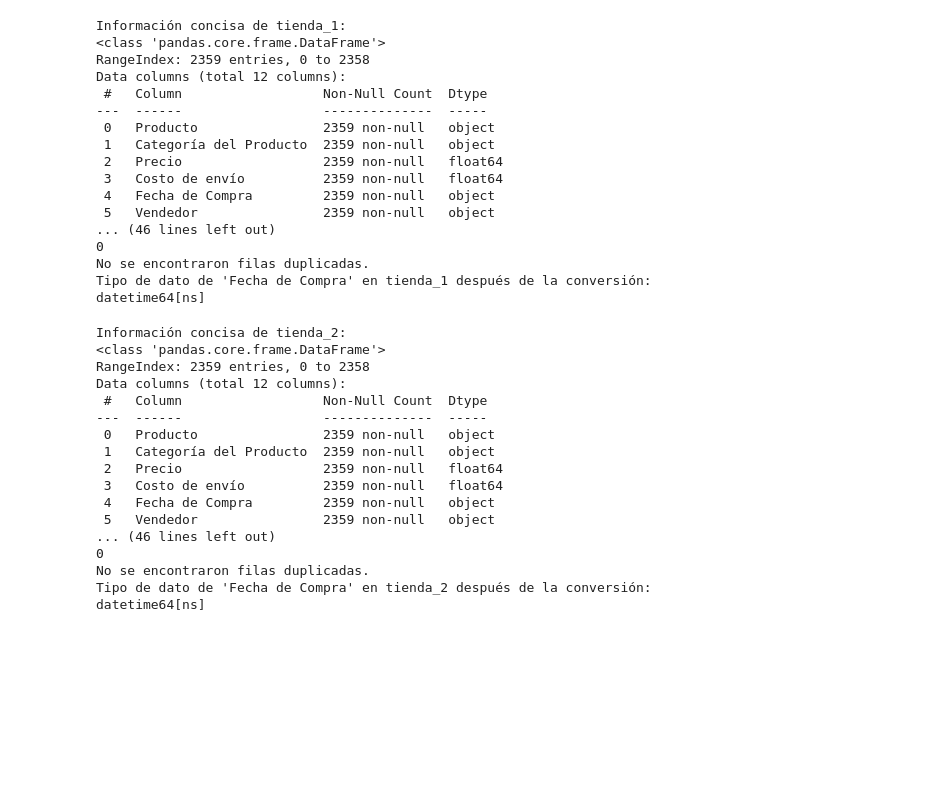
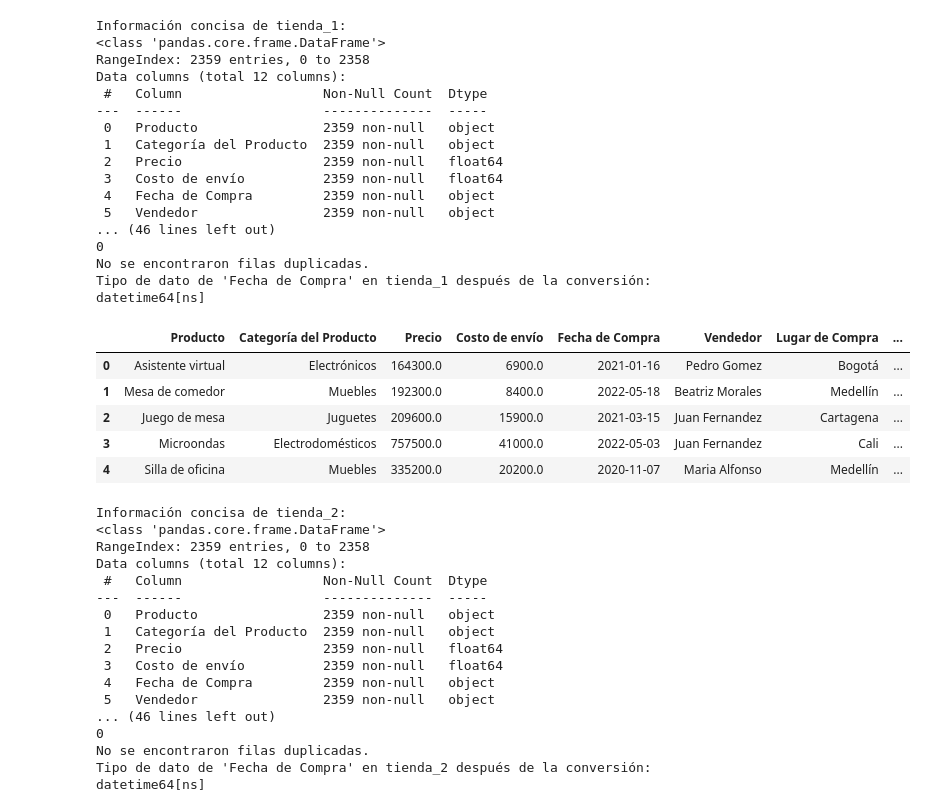
Before and after one commit to LenninTemoche/Challenge-Alura-Store-One-DS, a Jupyter notebook: AluraStoreLatam.ipynb, the cells around one changed output. Cells and saved outputs as stored; diff of their text form; code cells hidden in the pictures; blank space fills up the shorter version.

```diff
--- a/AluraStoreLatam.ipynb
+++ b/AluraStoreLatam.ipynb
@@ -66,6 +66,15 @@ Data columns (total 12 columns):
 No se encontraron filas duplicadas.
 Tipo de dato de 'Fecha de Compra' en tienda_1 después de la conversión:
 datetime64[ns]
+# %%
+tienda_1.head()
+# %% [output]
+|  | Producto | Categoría del Producto | Precio | Costo de envío | Fecha de Compra | Vendedor | Lugar de Compra | ... |
+| 0 | Asistente virtual | Electrónicos | 164300.0 | 6900.0 | 2021-01-16 | Pedro Gomez | Bogotá | ... |
+| 1 | Mesa de comedor | Muebles | 192300.0 | 8400.0 | 2022-05-18 | Beatriz Morales | Medellín | ... |
+| 2 | Juego de mesa | Juguetes | 209600.0 | 15900.0 | 2021-03-15 | Juan Fernandez | Cartagena | ... |
+| 3 | Microondas | Electrodomésticos | 757500.0 | 41000.0 | 2022-05-03 | Juan Fernandez | Cali | ... |
+| 4 | Silla de oficina | Muebles | 335200.0 | 20200.0 | 2020-11-07 | Maria Alfonso | Medellín | ... |
 # %%
 # Análisis exploratorio de tienda_2
 print("\nInformación concisa de tienda_2:")
```
Also changed, not shown: parts of 6 cells of this notebook.
